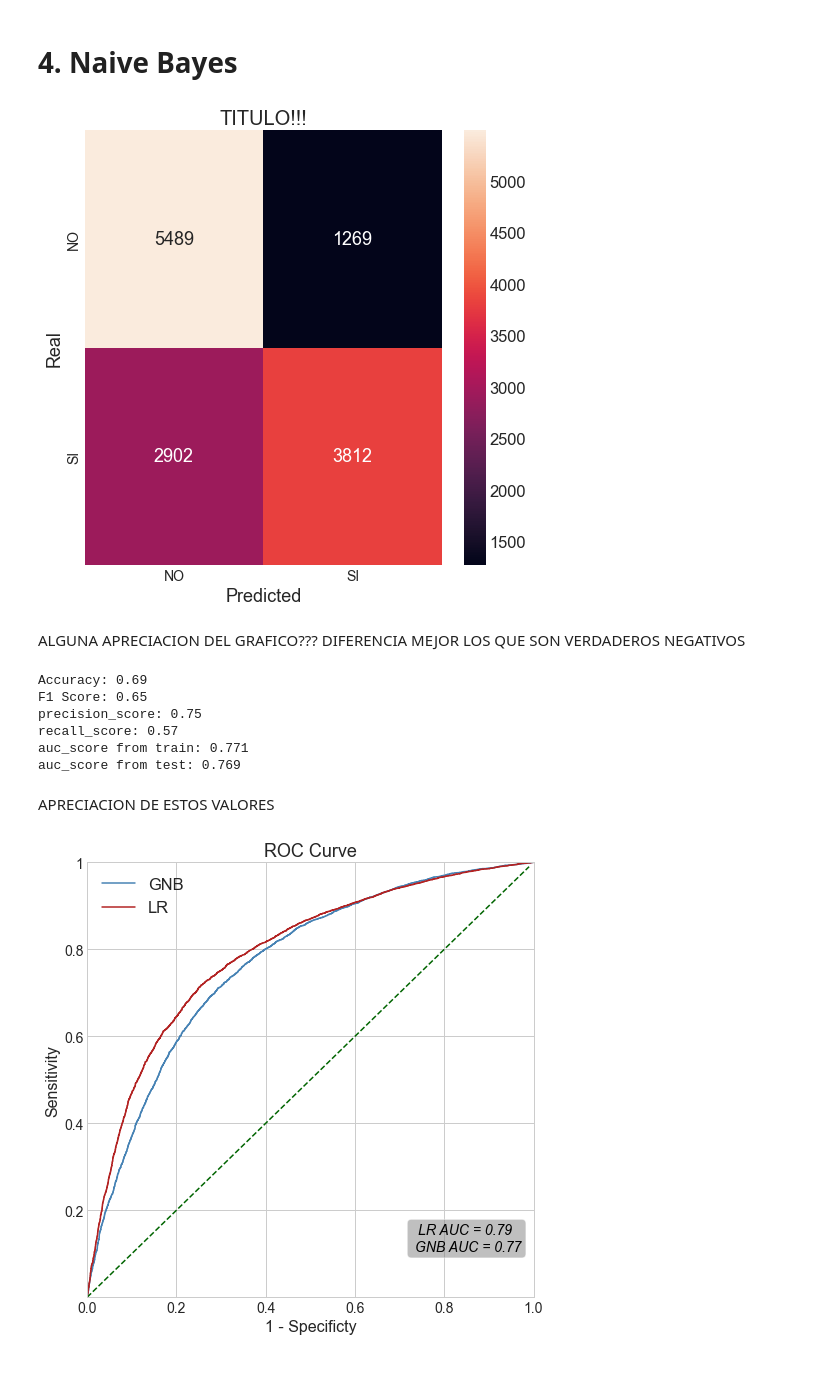
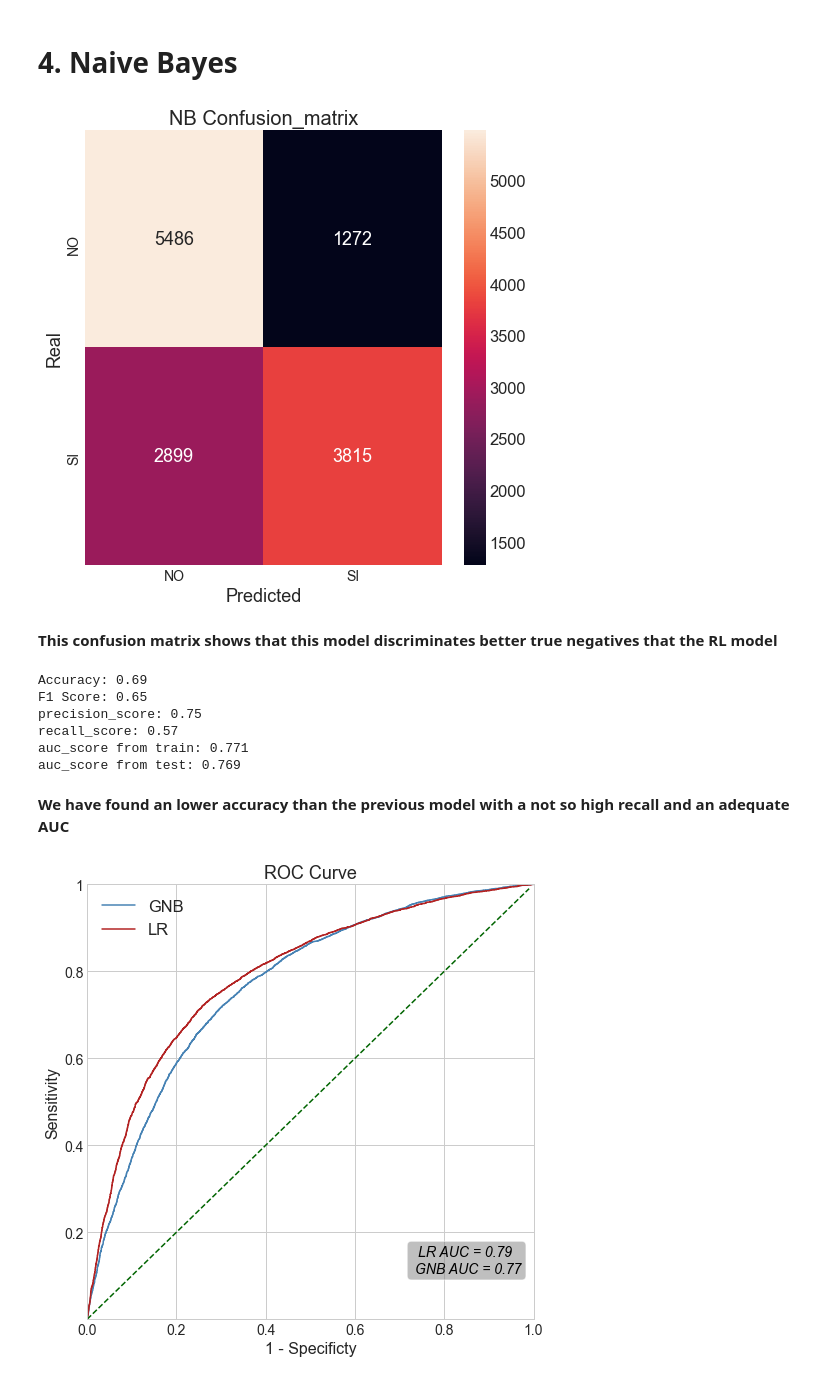
Before and after one commit to javisrv/Cardiovascular_event_prediction, a Jupyter notebook: scripts/Models.ipynb, the cells around one changed output. Cells and saved outputs as stored; diff of their text form; code cells hidden in the pictures.

```diff
--- a/scripts/Models.ipynb
+++ b/scripts/Models.ipynb
@@ -63,7 +63,7 @@ from sklearn.metrics import confusion_matrix, classification_report, accuracy_sc
 # %% [markdown]
 ## 2.1 Load CSV
 # %%
-data = pd.read_csv("../../fr_cv/documents/data_both_scores.csv")
+data = pd.read_csv("../../fr_cv/documents/data_to_model.csv")
 data.head()
 # %% [output]
 |  | gender | ap_hi | ap_lo | cholesterol | gluc | smoke | alco | active | cardio | AgeinYr | bmi | ... |
@@ -392,19 +395,19 @@ y_test_pred_gnb = gnb.predict(X_test_std)
 # %%
 plt.style.use("seaborn-whitegrid")
 plt.figure(figsize = (8,8))
 
 sns.heatmap(confusion_matrix(y_test, y_test_pred_gnb), annot = True, fmt = '4d')
 
-plt.title("TITULO!!!", fontsize = 20)
+plt.title("NB Confusion_matrix", fontsize = 20)
 plt.xlabel("Predicted", fontsize = 18)
 plt.ylabel('Real', fontsize = 18)
 
 plt.xticks(ticks = [0.5, 1.5], labels = ["NO", "SI"], fontsize = 14)
 plt.yticks(ticks = [0.5, 1.5], labels = ["NO", "SI"], fontsize = 14)
 
 plt.show()
 # %% [output]
-[figure, old version]
+[figure, new version]
 # %% [markdown]
-ALGUNA APRECIACION DEL GRAFICO??? DIFERENCIA MEJOR LOS QUE SON VERDADEROS NEGATIVOS
+**This confusion matrix shows that this model discriminates better true negatives that the RL model**
 # %%
@@ -427,5 +430,5 @@ recall_score: 0.57
 auc_score from train: 0.771
 auc_score from test: 0.769
 # %% [markdown]
-APRECIACION DE ESTOS VALORES
+**We have found an lower accuracy than the previous model with a not so high recall and an adequate AUC**
 # %%
```
Also changed, not shown: parts of 70 cells of this notebook, 6 other files.
